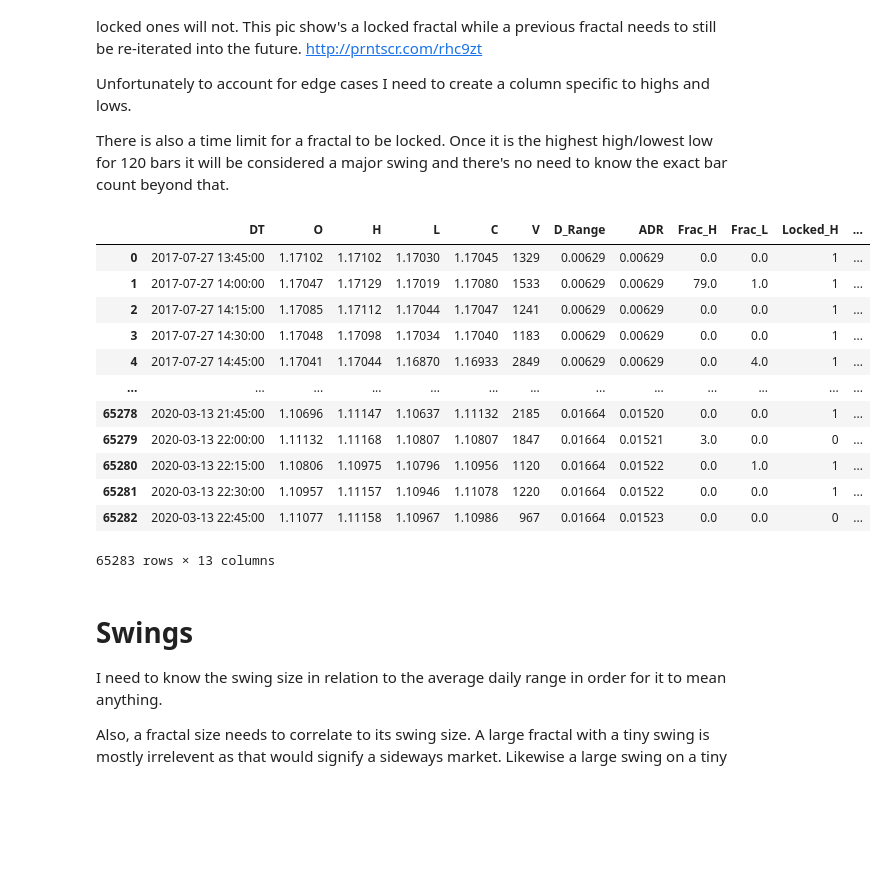
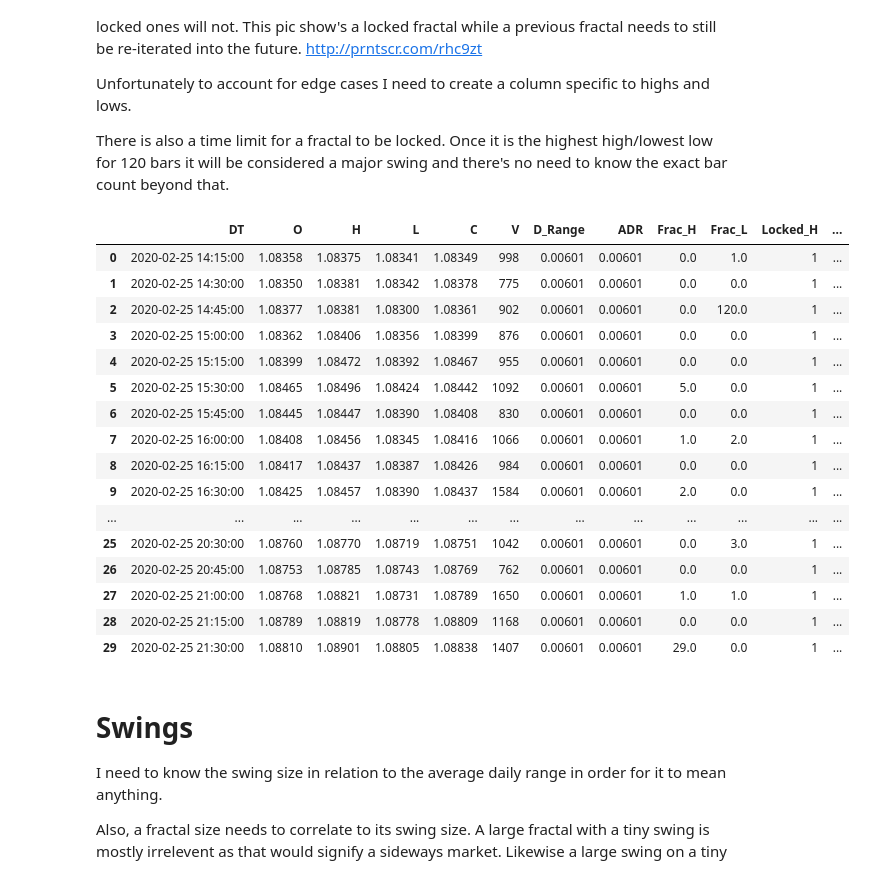
Before and after one commit to rrrudolph/trade, a Jupyter notebook: Swing_Finder.ipynb, the cells around one changed output. Cells and saved outputs as stored; diff of their text form; code cells hidden in the pictures; blank space fills up the shorter version.

```diff
--- a/Swing_Finder.ipynb
+++ b/Swing_Finder.ipynb
@@ -28,22 +28,24 @@ df = pd.read_csv('drive/My Drive/Colab Notebooks/EURUSD15.csv')
 # # this stuff was to format the original file but is no longer needed
 
 # df = df.set_axis(['Date', 'Time','O','H','L','C','V'], axis=1, inplace=False)
-# df['DT'] = df['Date'] + ' '+df['Time']
-# df['DT'] = pd.to_datetime(df['DT'])
-# df.drop(columns=['Date','Time'],inplace=True)
-# df = df.reindex(columns=['DT','O','H','L','C','V','D_Range','ADR','Frac_H','Frac_L'])
+df['DT'] = df['Date'] + ' '+df['Time']
+df['DT'] = pd.to_datetime(df['DT'])
+df.drop(columns=['Date','Time'],inplace=True)
+df = df.reindex(columns=['DT','O','H','L','C','V','D_Range','ADR','Frac_H','Frac_L'])
 # df['Datetime'] -= pd.Timedelta(hours=7) # minus 7 hours to match CST
 
 
 
 # if you want to re-iterate over the highs and lows un-comment these lines:
 
-# df['Locked_H'] = 0
-# df['Locked_L'] = 0
-# df['Swing'] = 0
+df['Locked_H'] = 0
+df['Locked_L'] = 0
+df['Swing'] = 0
 
-# df = df[64000:]
+df = df[64000:]
 
-# df.reset_index(drop=True,inplace=True)  # reset the index (numbers are missing)
+df.reset_index(drop=True,inplace=True)  # reset the index (numbers are missing)
+
+df
 # %% [output]
 Drive already mounted at /content/drive; to attempt to forcibly remount, call drive.mount("/content/drive", force_remount=True).
@@ -159,21 +174,25 @@ for i in range(0, len(df)):
     except:
         pass
 # %%
-df
+df.head(30)
 # %% [output]
 |  | DT | O | H | L | C | V | D_Range | ADR | Frac_H | Frac_L | Locked_H | ... |
-| 0 | 2017-07-27 13:45:00 | 1.17102 | 1.17102 | 1.17030 | 1.17045 | 1329 | 0.00629 | 0.00629 | 0.0 | 0.0 | 1 | ... |
-| 1 | 2017-07-27 14:00:00 | 1.17047 | 1.17129 | 1.17019 | 1.17080 | 1533 | 0.00629 | 0.00629 | 79.0 | 1.0 | 1 | ... |
-| 2 | 2017-07-27 14:15:00 | 1.17085 | 1.17112 | 1.17044 | 1.17047 | 1241 | 0.00629 | 0.00629 | 0.0 | 0.0 | 1 | ... |
-| 3 | 2017-07-27 14:30:00 | 1.17048 | 1.17098 | 1.17034 | 1.17040 | 1183 | 0.00629 | 0.00629 | 0.0 | 0.0 | 1 | ... |
-| 4 | 2017-07-27 14:45:00 | 1.17041 | 1.17044 | 1.16870 | 1.16933 | 2849 | 0.00629 | 0.00629 | 0.0 | 4.0 | 1 | ... |
+| 0 | 2020-02-25 14:15:00 | 1.08358 | 1.08375 | 1.08341 | 1.08349 | 998 | 0.00601 | 0.00601 | 0.0 | 1.0 | 1 | ... |
+| 1 | 2020-02-25 14:30:00 | 1.08350 | 1.08381 | 1.08342 | 1.08378 | 775 | 0.00601 | 0.00601 | 0.0 | 0.0 | 1 | ... |
+| 2 | 2020-02-25 14:45:00 | 1.08377 | 1.08381 | 1.08300 | 1.08361 | 902 | 0.00601 | 0.00601 | 0.0 | 120.0 | 1 | ... |
+| 3 | 2020-02-25 15:00:00 | 1.08362 | 1.08406 | 1.08356 | 1.08399 | 876 | 0.00601 | 0.00601 | 0.0 | 0.0 | 1 | ... |
+| 4 | 2020-02-25 15:15:00 | 1.08399 | 1.08472 | 1.08392 | 1.08467 | 955 | 0.00601 | 0.00601 | 0.0 | 0.0 | 1 | ... |
+| 5 | 2020-02-25 15:30:00 | 1.08465 | 1.08496 | 1.08424 | 1.08442 | 1092 | 0.00601 | 0.00601 | 5.0 | 0.0 | 1 | ... |
+| 6 | 2020-02-25 15:45:00 | 1.08445 | 1.08447 | 1.08390 | 1.08408 | 830 | 0.00601 | 0.00601 | 0.0 | 0.0 | 1 | ... |
+| 7 | 2020-02-25 16:00:00 | 1.08408 | 1.08456 | 1.08345 | 1.08416 | 1066 | 0.00601 | 0.00601 | 1.0 | 2.0 | 1 | ... |
+| 8 | 2020-02-25 16:15:00 | 1.08417 | 1.08437 | 1.08387 | 1.08426 | 984 | 0.00601 | 0.00601 | 0.0 | 0.0 | 1 | ... |
+| 9 | 2020-02-25 16:30:00 | 1.08425 | 1.08457 | 1.08390 | 1.08437 | 1584 | 0.00601 | 0.00601 | 2.0 | 0.0 | 1 | ... |
 | ... | ... | ... | ... | ... | ... | ... | ... | ... | ... | ... | ... | ... |
-| 65278 | 2020-03-13 21:45:00 | 1.10696 | 1.11147 | 1.10637 | 1.11132 | 2185 | 0.01664 | 0.01520 | 0.0 | 0.0 | 1 | ... |
-| 65279 | 2020-03-13 22:00:00 | 1.11132 | 1.11168 | 1.10807 | 1.10807 | 1847 | 0.01664 | 0.01521 | 3.0 | 0.0 | 0 | ... |
-| 65280 | 2020-03-13 22:15:00 | 1.10806 | 1.10975 | 1.10796 | 1.10956 | 1120 | 0.01664 | 0.01522 | 0.0 | 1.0 | 1 | ... |
-| 65281 | 2020-03-13 22:30:00 | 1.10957 | 1.11157 | 1.10946 | 1.11078 | 1220 | 0.01664 | 0.01522 | 0.0 | 0.0 | 1 | ... |
-| 65282 | 2020-03-13 22:45:00 | 1.11077 | 1.11158 | 1.10967 | 1.10986 | 967 | 0.01664 | 0.01523 | 0.0 | 0.0 | 0 | ... |
+| 25 | 2020-02-25 20:30:00 | 1.08760 | 1.08770 | 1.08719 | 1.08751 | 1042 | 0.00601 | 0.00601 | 0.0 | 3.0 | 1 | ... |
+| 26 | 2020-02-25 20:45:00 | 1.08753 | 1.08785 | 1.08743 | 1.08769 | 762 | 0.00601 | 0.00601 | 0.0 | 0.0 | 1 | ... |
+| 27 | 2020-02-25 21:00:00 | 1.08768 | 1.08821 | 1.08731 | 1.08789 | 1650 | 0.00601 | 0.00601 | 1.0 | 1.0 | 1 | ... |
+| 28 | 2020-02-25 21:15:00 | 1.08789 | 1.08819 | 1.08778 | 1.08809 | 1168 | 0.00601 | 0.00601 | 0.0 | 0.0 | 1 | ... |
+| 29 | 2020-02-25 21:30:00 | 1.08810 | 1.08901 | 1.08805 | 1.08838 | 1407 | 0.00601 | 0.00601 | 29.0 | 0.0 | 1 | ... |
-65283 rows × 13 columns
 # %% [markdown]
 # Swings
 
```
Also changed, not shown: parts of 9 cells of this notebook.
